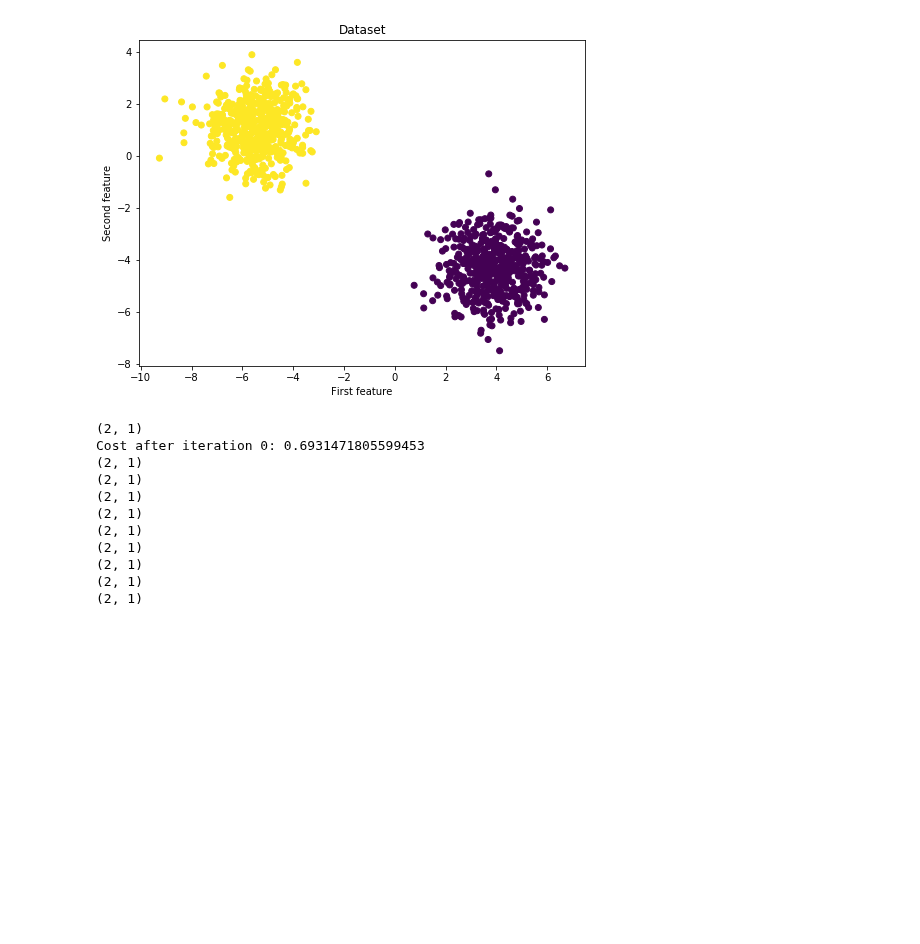
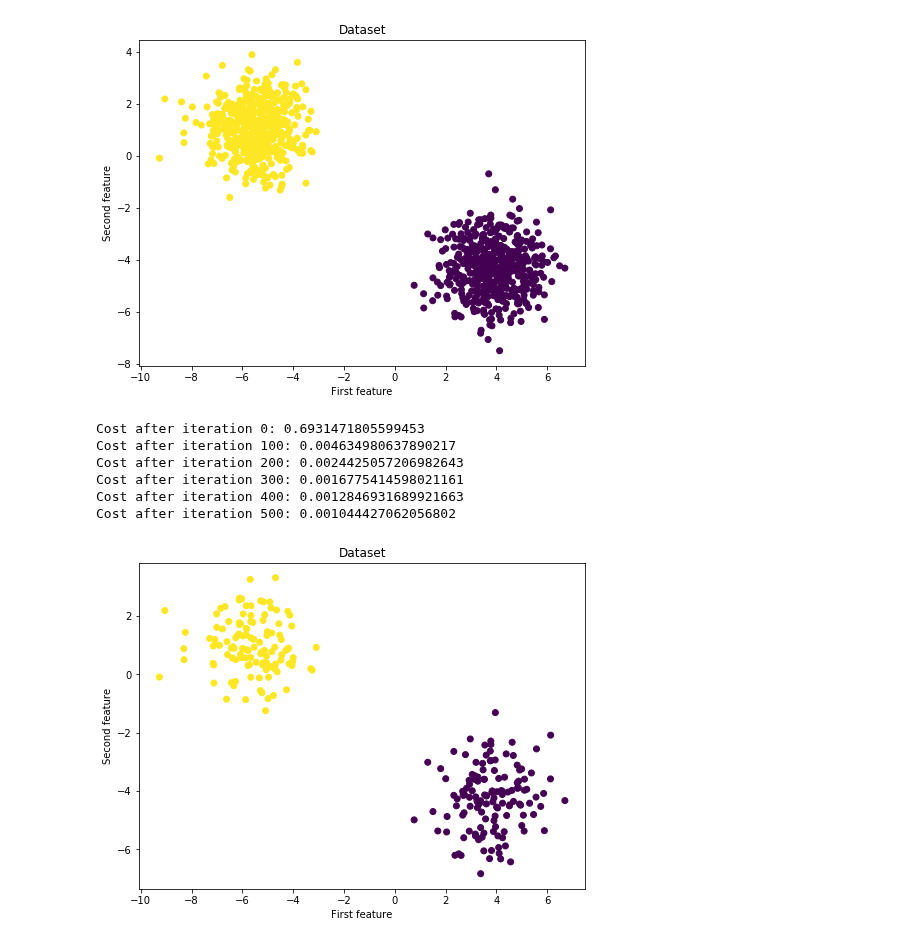
Before and after one commit to neohung/ml_note, a Jupyter notebook: lesson/Scratch3_logistic_regression.ipynb, the cells around one changed output. Drawn from its saved outputs; the diff is of its cells as text; code cells hidden in the pictures; blank space fills up the shorter version.

```diff
--- a/lesson/Scratch3_logistic_regression.ipynb
+++ b/lesson/Scratch3_logistic_regression.ipynb
@@ -51,62 +56,53 @@ X_train, X_test, y_train, y_test = train_test_split(X, y)
 # %%
 def sigmoid(x):
     return 1 / (1+np.exp(-1*x))
 
 def loss_function(y,y_hat):
     return -1./float(len(y))*np.sum(y*np.log(y_hat) + (1-y)*np.log(1-y_hat))
 
-
-def train2(X, y, n_iters=10, learning_rate=0.09):
-        # Step 0: Initialize the parameters
-        n_samples, n_features = X.shape
-        weights = np.zeros((n_features, 1))
-        bias = 0
-        costs = []
-        for i in range(n_iters):
-            y_predict = sigmoid(np.dot(X, weights) + bias)
-            cost = (- 1 / n_samples) * np.sum(y * np.log(y_predict) + (1 - y) * (np.log(1 - y_predict)))
-            dw = (1 / n_samples) * np.dot(X.T, (y_predict - y))
-            print(dw.shape)
-            dw0 = 1./float(len(X)) *np.sum([X[i,0]*(y_predict[i]-y[i]) for i in range(len(X))])
-            dw1 = 1./float(len(X))*np.sum([X[i,1]*(y_predict[i]-y[i]) for i in range(len(X))])
-            #dw = np.array([dw0,dw1])
-            db = (1 / n_samples) * np.sum(y_predict - y)
-
-            weights = weights - learning_rate * dw
-            bias = bias - learning_rate * db
-
-            costs.append(cost)
-            if i % 100 == 0:
-                print(f"Cost after iteration {i}: {cost}")
-
-
-
-def train(X,y,n_iters,learn_rate=0.009):
+def train(X,y,n_iters=600,learn_rate=0.1):
     w = np.zeros((len(X[0]),1),dtype=float)
     b = 0
     loss = []
     for i in range(n_iters):
         y_hat = sigmoid(np.dot(X,w)+ b)
         loss.append(loss_function(y,y_hat))
         dw0 = 1./float(len(X)) *np.sum([X[i,0]*(y_hat[i]-y[i]) for i in range(len(X))])
-        dw1 = 1./float(len(X))*np.sum([X[i,1]*(y_hat[i]-y[i]) for i in range(len(X))])
-        dw = [dw0, dw1]
+        dw1 = 1./float(len(X)) *np.sum([X[i,1]*(y_hat[i]-y[i]) for i in range(len(X))])
+        dw = np.array([dw0,dw1])
+        dw = dw[:,np.newaxis]
         db =  1./float(len(X))*np.sum([y_hat[i]-(y[i]) for i in range(len(X))])
-        w = w - [learn_rate *val for val in dw]
-        b -= learn_rate * db
+        w = w - learn_rate * dw
+        b = b - learn_rate * db
         if i % 100 == 0:
             print(f"Cost after iteration {i}: {loss_function(y,y_hat)}")
+    return w,b
 
-train2(X_train,y_train)
+def predict(X,w,b,threshold=0.5):
+    y_hat = sigmoid(np.dot(X,w)+ b)
+    y_class = []
+    for val in y_hat:
+        if (val > threshold):
+            y_class.append(1)
+        else:
+            y_class.append(0)
+    return y_class
+
+
+w_predict,b_predict = train(X_train,y_train)
+
+predicted = predict(X_test,w_predict,b_predict)
+fig = plt.figure(figsize=(8,6))
+plt.scatter(X_test[:,0], X_test[:,1], c=predicted)
+plt.title("Dataset")
+plt.xlabel("First feature")
+plt.ylabel("Second feature")
+plt.show()
 # %% [output]
-(2, 1)
 Cost after iteration 0: 0.6931471805599453
-(2, 1)
-(2, 1)
-(2, 1)
-(2, 1)
-(2, 1)
-(2, 1)
-(2, 1)
-(2, 1)
-(2, 1)
+Cost after iteration 100: 0.004634980637890217
+Cost after iteration 200: 0.0024425057206982643
+Cost after iteration 300: 0.0016775414598021161
+Cost after iteration 400: 0.0012846931689921663
+Cost after iteration 500: 0.001044427062056802
+[figure, added]
```
Also changed, not shown: parts of 2 cells of this notebook, 8 other files.
